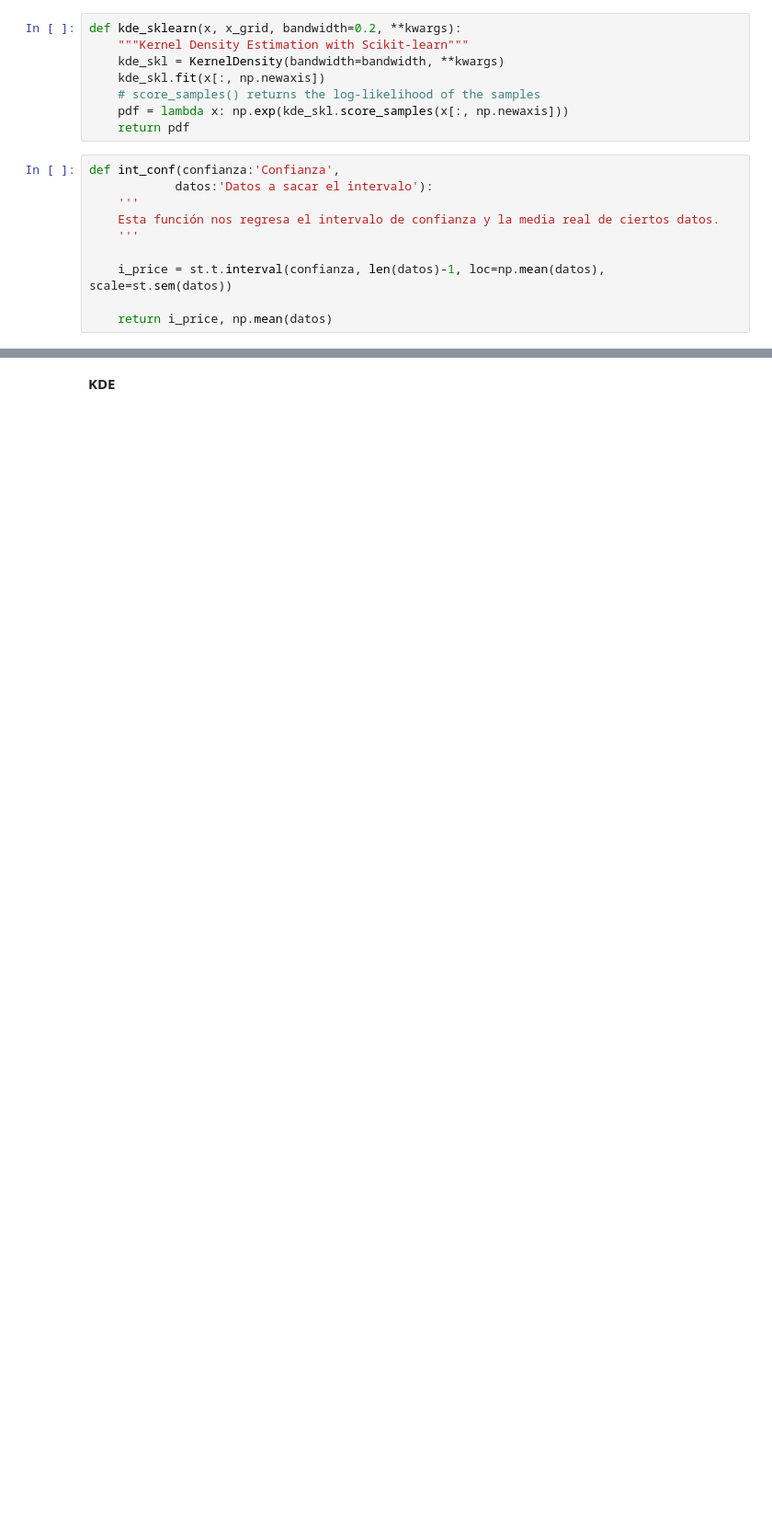
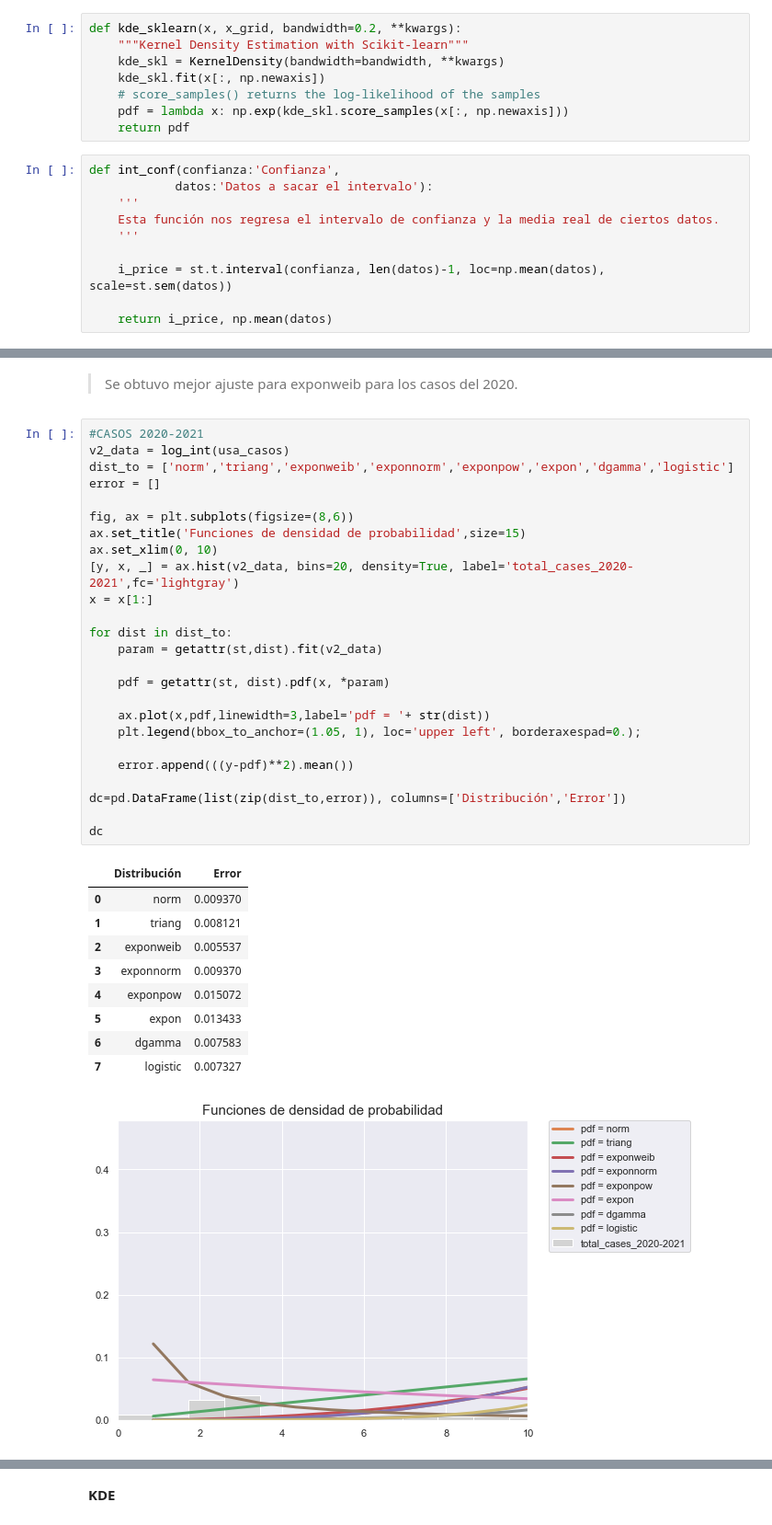
Before and after one commit to valerialadron/Proyecto_VLadron_MMLopez, a Jupyter notebook: Proyecto_VLadron_MMLopez.ipynb, the cells around one changed output, grey strips where cells are left out. Shown at 92% size. Drawn from its saved outputs; the diff is of its cells as text; blank space fills up the shorter version.

```diff
--- a/Proyecto_VLadron_MMLopez.ipynb
+++ b/Proyecto_VLadron_MMLopez.ipynb
@@ -476,0 +394,38 @@ plt.hist(np.array(usa_casos['total_cases']), bins=30)
+# %% [markdown]
+> Se obtuvo mejor ajuste para exponweib para los casos del 2020.
+# %%
+#CASOS 2020-2021
+v2_data = log_int(usa_casos)
+dist_to = ['norm','triang','exponweib','exponnorm','exponpow','expon','dgamma','logistic']
+error = []
+
+fig, ax = plt.subplots(figsize=(8,6))
+ax.set_title('Funciones de densidad de probabilidad',size=15)
+ax.set_xlim(0, 10)
+[y, x, _] = ax.hist(v2_data, bins=20, density=True, label='total_cases_2020-2021',fc='lightgray')
+x = x[1:]
+
+for dist in dist_to:
+    param = getattr(st,dist).fit(v2_data)
+
+    pdf = getattr(st, dist).pdf(x, *param)
+
+    ax.plot(x,pdf,linewidth=3,label='pdf = '+ str(dist))
+    plt.legend(bbox_to_anchor=(1.05, 1), loc='upper left', borderaxespad=0.);
+
+    error.append(((y-pdf)**2).mean())
+
+dc=pd.DataFrame(list(zip(dist_to,error)), columns=['Distribución','Error'])
+
+dc
+# %% [output]
+|  | Distribución | Error |
+| 0 | norm | 0.009370 |
+| 1 | triang | 0.008121 |
+| 2 | exponweib | 0.005537 |
+| 3 | exponnorm | 0.009370 |
+| 4 | exponpow | 0.015072 |
+| 5 | expon | 0.013433 |
+| 6 | dgamma | 0.007583 |
+| 7 | logistic | 0.007327 |
+[figure, added]
```
Also changed, not shown: parts of 48 cells of this notebook.
